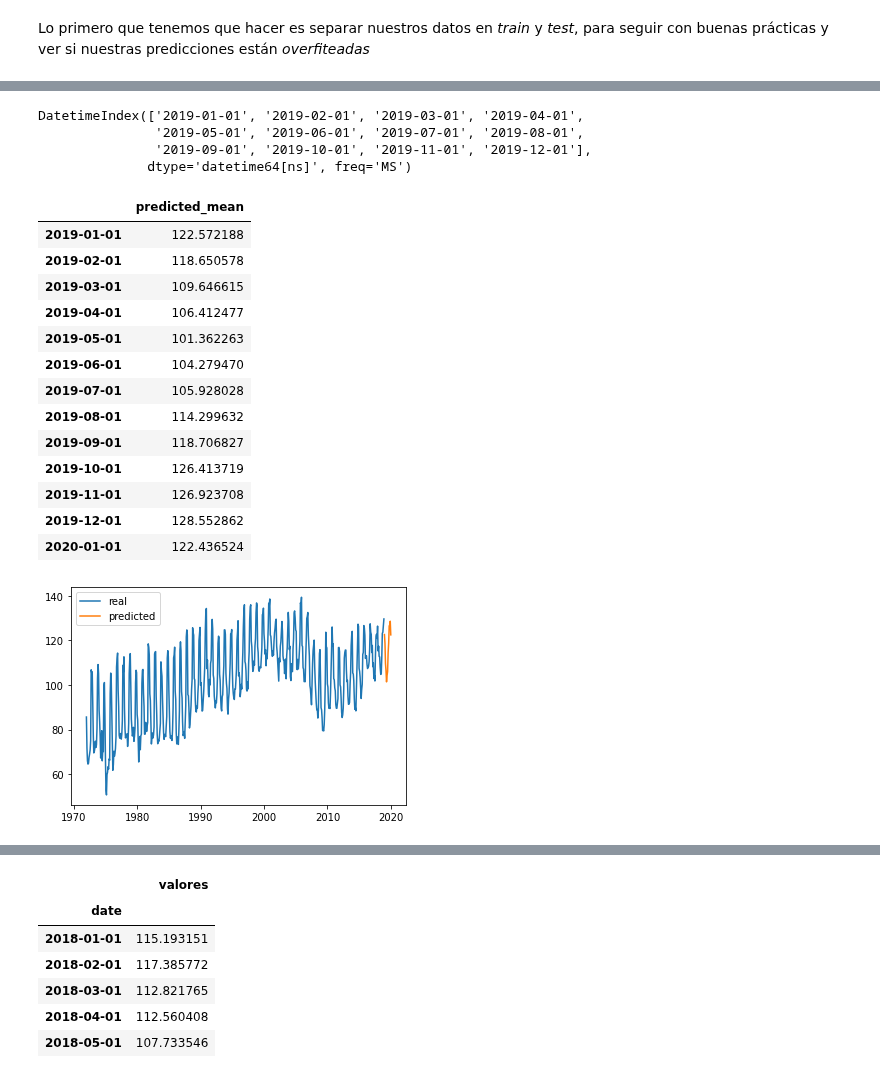
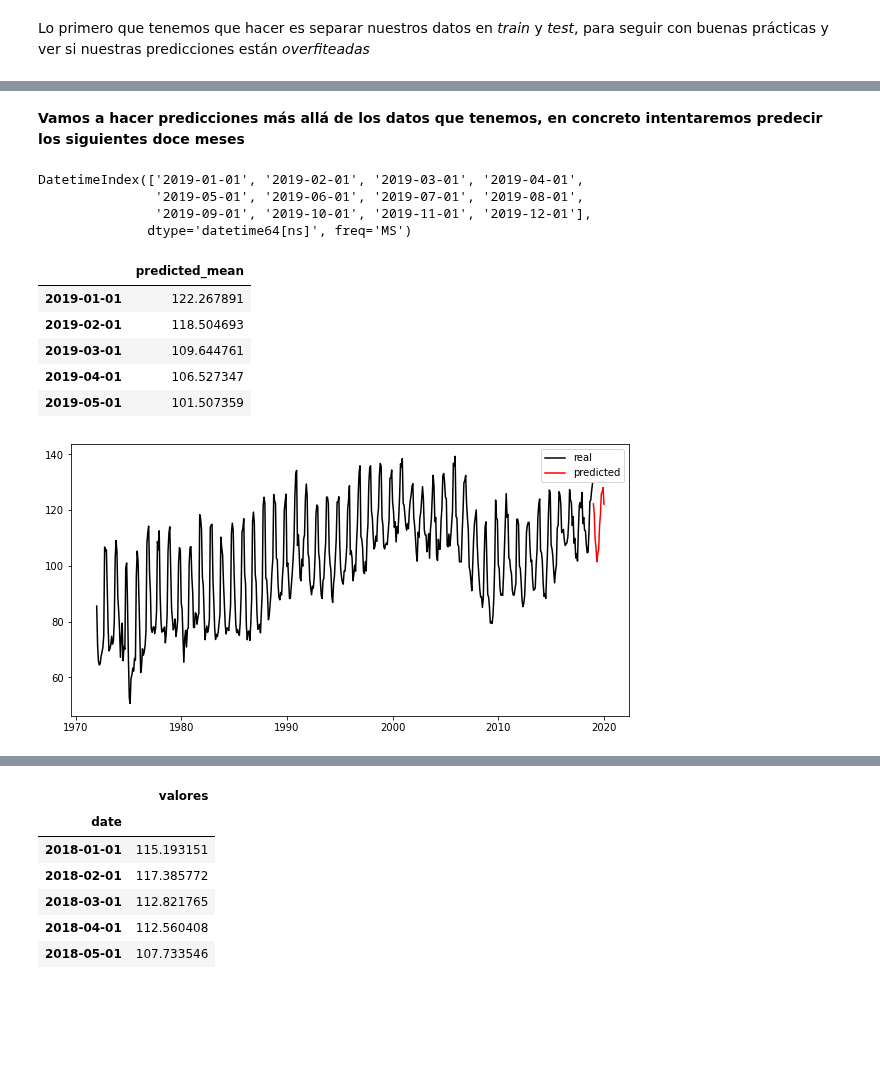
Before and after one commit to Ironhack-Part-Time-Enero2022/apuntes-clases, a Jupyter notebook: semana-20/20.1-time-series-no-estacionario.ipynb, the cells around one changed output, grey strips where cells are left out. Saved outputs shown, nothing was run; the diff lists cells and outputs as text; code cells hidden in the pictures; blank space fills up the shorter version.

```diff
--- a/semana-20/20.1-time-series-no-estacionario.ipynb
+++ b/semana-20/20.1-time-series-no-estacionario.ipynb
@@ -193,7 +194,7 @@ df.head()
 # %%
-df["year"] = df.index.year
-df["month"] = df.index.month
-df.head()
+df2["year"] = df2.index.year
+df2["month"] = df2.index.month
+df2.head()
 # %% [output]
 |  | valores | year | month |
 | date |  |  |  |
@@ -410 +416,3 @@ Freq: MS, Name: valores, dtype: float64
+# %% [markdown]
+**Vamos a hacer predicciones más allá de los datos que tenemos, en concreto intentaremos predecir los siguientes doce meses**
 # %%
@@ -418,25 +426,18 @@ DatetimeIndex(['2019-01-01', '2019-02-01', '2019-03-01', '2019-04-01',
 # %%
 pred2 = pd.DataFrame(modelo.predict(start=len(df) , end=len(df)  + 12))
 # %%
-pred2
+pred2.head()
 # %% [output]
 |  | predicted_mean |
-| 2019-01-01 | 122.572188 |
-| 2019-02-01 | 118.650578 |
-| 2019-03-01 | 109.646615 |
-| 2019-04-01 | 106.412477 |
-| 2019-05-01 | 101.362263 |
-| 2019-06-01 | 104.279470 |
-| 2019-07-01 | 105.928028 |
-| 2019-08-01 | 114.299632 |
-| 2019-09-01 | 118.706827 |
-| 2019-10-01 | 126.413719 |
-| 2019-11-01 | 126.923708 |
-| 2019-12-01 | 128.552862 |
-| 2020-01-01 | 122.436524 |
+| 2019-01-01 | 122.267891 |
+| 2019-02-01 | 118.504693 |
+| 2019-03-01 | 109.644761 |
+| 2019-04-01 | 106.527347 |
+| 2019-05-01 | 101.507359 |
 # %%
-plt.plot(df)
-plt.plot(pred2)
+# ploteamos los resultados
+plt.plot(df, c = "black")
+plt.plot(pred2, c = "r")
 plt.legend(["real", "predicted"]);
 # %% [output]
-[figure, old version]
+[figure, new version]
```
Also changed, not shown: parts of 33 cells of this notebook, 1 other file.
